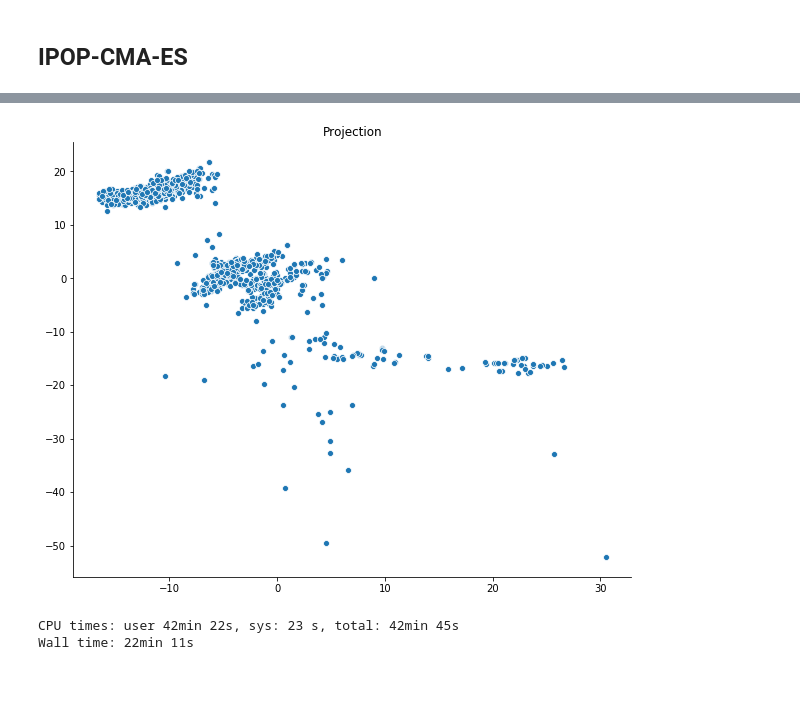
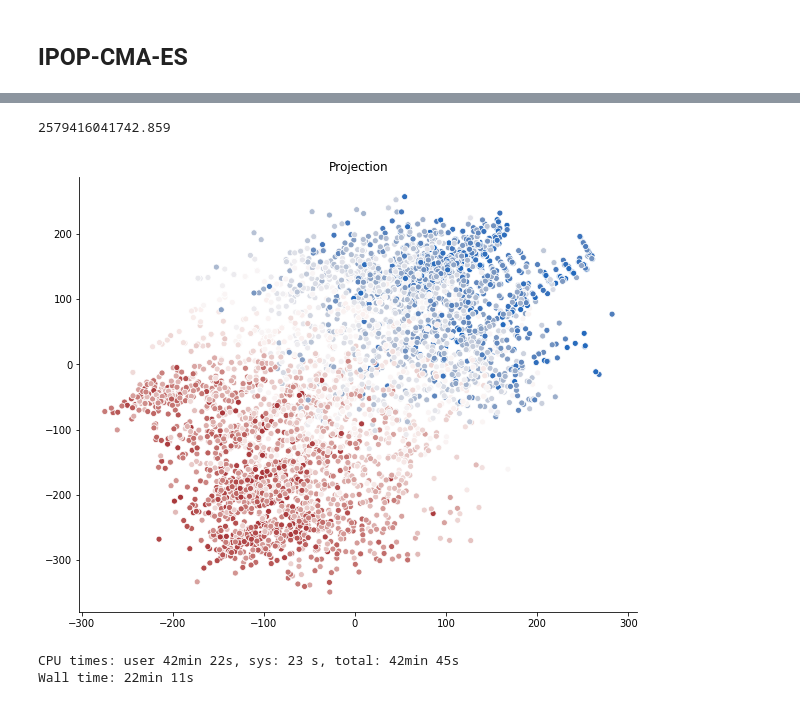
Before and after one commit to victorsanunes/artigo-ipo, a Jupyter notebook: ipop-cma-es.ipynb, the cells around one changed output, grey strips where cells are left out. Saved outputs shown, nothing was run; the diff lists cells and outputs as text; code cells hidden in the pictures.

Commit message:
Changed scatter plot to include hardness information at hue parameter

```diff
--- a/ipop-cma-es.ipynb
+++ b/ipop-cma-es.ipynb
@@ -190,13 +191,43 @@ def ipop_cma_es(X, Y, **kwargs):
     execution_time = end_time - start_time
     out = PilotOutput(A, B, C, Z, error, execution_time)
     return out
+# %%
+from scipy.stats import boxcox, zscore, iqr
+
+def auto_normalize(X, Y):
+    Xpos = np.subtract(X, np.min(X, axis=0)) + 1
+
+    def normalize(v):
+        if ~np.all(v[1:] == v[:-1]):
+            return zscore(boxcox(v)[0], ddof=1)
+        else:
+            return np.zeros(np.shape(v))
+
+    Xnorm = np.apply_along_axis(normalize, 0, Xpos)
+    Ynorm = np.apply_along_axis(normalize, 0, Y)
+
+    return Xnorm, Ynorm
+
+
+def bound_outliers(X):
+    IQR = iqr(X, axis=0)
+    a_min = np.median(X, axis=0) - 5 * IQR
+    a_max = np.median(X, axis=0) + 5 * IQR
+
+    return np.clip(X, a_min, a_max, axis = 1)
+
+def preprocess(X, Y):
+    X = bound_outliers(X)
+    X, Y = auto_normalize(X, Y)
+    return X, Y
 # %%
 def run_optimization(df, target_columns, optimization_method, **kwargs):
     X = df.drop(columns = target_columns)
     Y = df[target_columns]
-    output = optimization_method(X, Y, **kwargs)
+    norm_X, norm_Y = preprocess(X, Y)
+    output = optimization_method(norm_X, norm_Y, **kwargs)
     return output
 # %%
 %%time
-ipop_output = run_optimization(df_teste, performance_columns, ipop_cma_es, ntries = 5)
+ipop_output = run_optimization(df_teste, performance_columns, ipop_cma_es, ntries = 42, search_space = 1)
 # %% [output]
@@ -205,13 +236,21 @@ Wall time: 343 ms
+# %%
+ipop_output.error
+# %% [output]
+2579416041742.859
 # %%
-def plot_scatter_plot(x, y, title = None, x_label = None, y_label = None):
+def plot_scatter_plot(x, y, title = None, x_label = None, y_label = None, hue_data = None):
     fig, ax = plt.subplots(figsize = (10, 8))
-    sns.scatterplot(x = x, y = y)
+    n_colors = len(hue_data.unique())
+    sns.scatterplot(x = x, y = y, hue = hue_data, palette = sns.color_palette("vlag", n_colors), legend = False)
     ax.set_title(title)
     sns.despine()
 
-plot_scatter_plot(x = ipop_output.Z[:, 0], y = ipop_output.Z[:, 1], title = "Projection")
+plot_scatter_plot(x = ipop_output.Z[:, 0],
+                  y = ipop_output.Z[:, 1],
+                  hue_data = df_teste.iloc[:,1],
+                  title = "Projection")
 # %% [output]
-[figure, old version]
+[figure, new version]
 # %%
 %%time
 experiments = dict()
```
Also changed, not shown: parts of 6 cells of this notebook.
